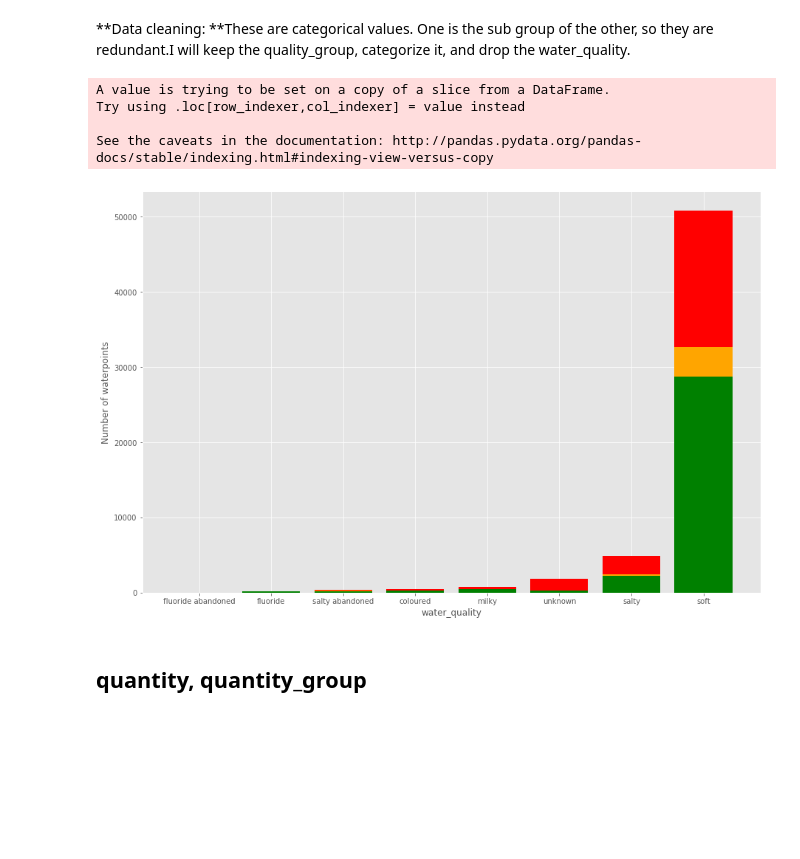
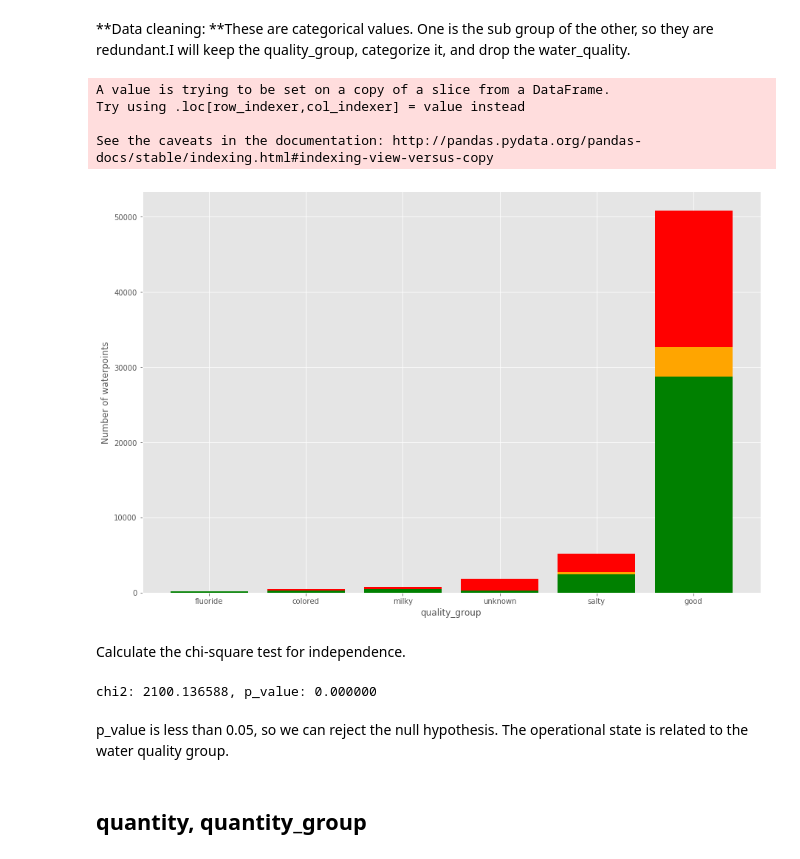
Before and after one commit to stephanietison/Waterpoints, a Jupyter notebook: Notebook/Water Pumps.ipynb, the cells around one changed output. Cells and saved outputs as stored; diff of their text form; code cells hidden in the pictures; blank space fills up the shorter version.

```diff
--- a/Notebook/Water Pumps.ipynb
+++ b/Notebook/Water Pumps.ipynb
@@ -1037,8 +1347,0 @@ col_to_drop.append('water_quality')
-# %%
-plot_status_vs_cat(source_df,'water_quality')
-# %% [output]
-A value is trying to be set on a copy of a slice from a DataFrame.
-Try using .loc[row_indexer,col_indexer] = value instead
-
-See the caveats in the documentation: http://pandas.pydata.org/pandas-docs/stable/indexing.html#indexing-view-versus-copy
-[figure, removed]
@@ -1045,3 +1353,24 @@ See the caveats in the documentation: http://pandas.pydata.org/pandas-docs/stabl
+# %%
+quality_group_df = freq_dist_table(source_df,'quality_group')
+# %% [output]
+A value is trying to be set on a copy of a slice from a DataFrame.
+Try using .loc[row_indexer,col_indexer] = value instead
+
+See the caveats in the documentation: http://pandas.pydata.org/pandas-docs/stable/indexing.html#indexing-view-versus-copy
+# %%
+plot_distribution(quality_group_df)
+# %% [output]
+[figure, added]
+# %% [markdown]
+Calculate the chi-square test for independence.
+# %%
+chi2, p, dof, expected = chi2_contingency(quality_group_df.values)
+print("chi2: {:f}, p_value: {:f}".format(chi2,p))
+# %% [output]
+chi2: 2100.136588, p_value: 0.000000
+# %% [markdown]
+p_value is less than 0.05, so we can reject the null hypothesis.
+The operational state is related to the water quality group.
 # %% [markdown]
 ## quantity, quantity_group
 # %%
```
Also changed, not shown: parts of 180 cells of this notebook.
